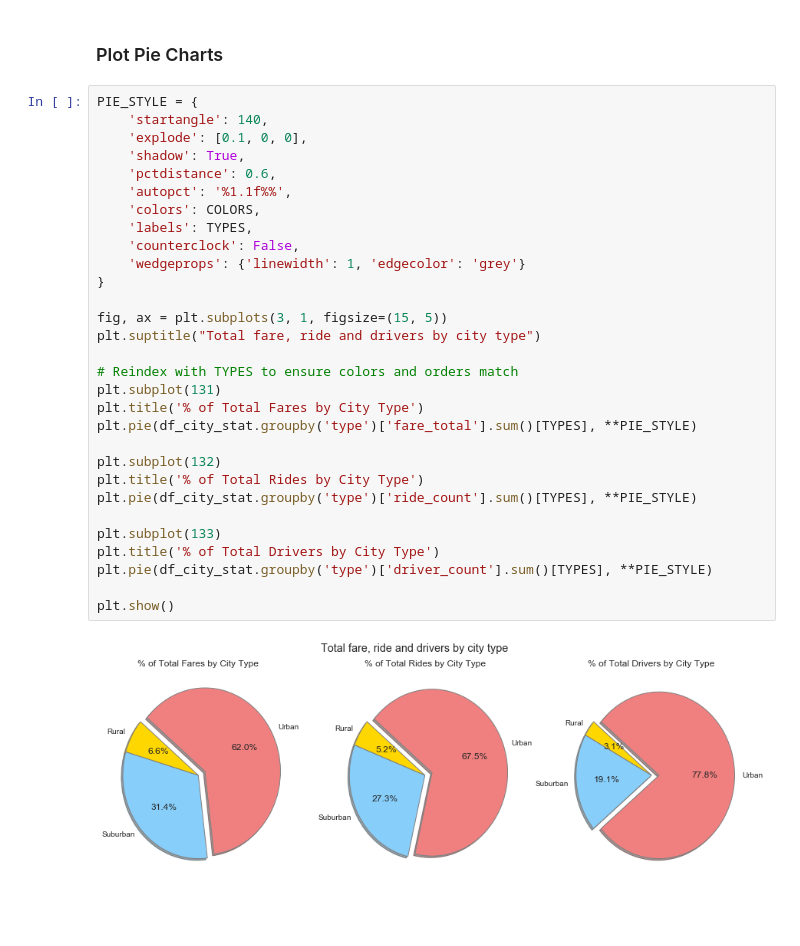
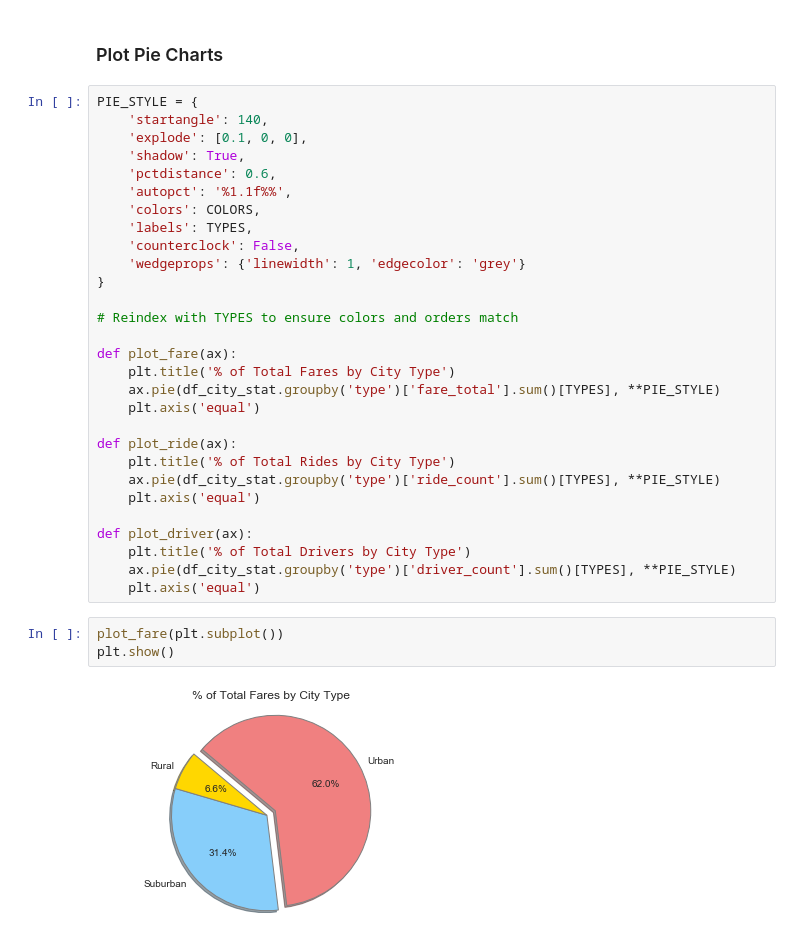
Before and after one commit to feng443/RUDSWeek5Matplotlib, a Jupyter notebook: Pyber/Pyber.ipynb, the cells around one changed output. Cells and saved outputs as stored; diff of their text form; blank space fills up the shorter version.

```diff
--- a/Pyber/Pyber.ipynb
+++ b/Pyber/Pyber.ipynb
@@ -177,22 +179,24 @@ PIE_STYLE = {
     'wedgeprops': {'linewidth': 1, 'edgecolor': 'grey'}
 }
 
-fig, ax = plt.subplots(3, 1, figsize=(15, 5))
-plt.suptitle("Total fare, ride and drivers by city type")
+# Reindex with TYPES to ensure colors and orders match
 
-# Reindex with TYPES to ensure colors and orders match
-plt.subplot(131)
-plt.title('% of Total Fares by City Type')
-plt.pie(df_city_stat.groupby('type')['fare_total'].sum()[TYPES], **PIE_STYLE)
+def plot_fare(ax):
+    plt.title('% of Total Fares by City Type')
+    ax.pie(df_city_stat.groupby('type')['fare_total'].sum()[TYPES], **PIE_STYLE)
+    plt.axis('equal')
 
-plt.subplot(132)
-plt.title('% of Total Rides by City Type')
-plt.pie(df_city_stat.groupby('type')['ride_count'].sum()[TYPES], **PIE_STYLE)
+def plot_ride(ax):
+    plt.title('% of Total Rides by City Type')
+    ax.pie(df_city_stat.groupby('type')['ride_count'].sum()[TYPES], **PIE_STYLE)
+    plt.axis('equal')
 
-plt.subplot(133)
-plt.title('% of Total Drivers by City Type')
-plt.pie(df_city_stat.groupby('type')['driver_count'].sum()[TYPES], **PIE_STYLE)
-
-plt.show()
+def plot_driver(ax):
+    plt.title('% of Total Drivers by City Type')
+    ax.pie(df_city_stat.groupby('type')['driver_count'].sum()[TYPES], **PIE_STYLE)
+    plt.axis('equal')
-# %% [output]
-[figure, removed]
+# %%
+plot_fare(plt.subplot())
+plt.show()
+# %% [output]
+[figure, added]
```
Also changed, not shown: parts of 5 cells of this notebook, 18 other files.
